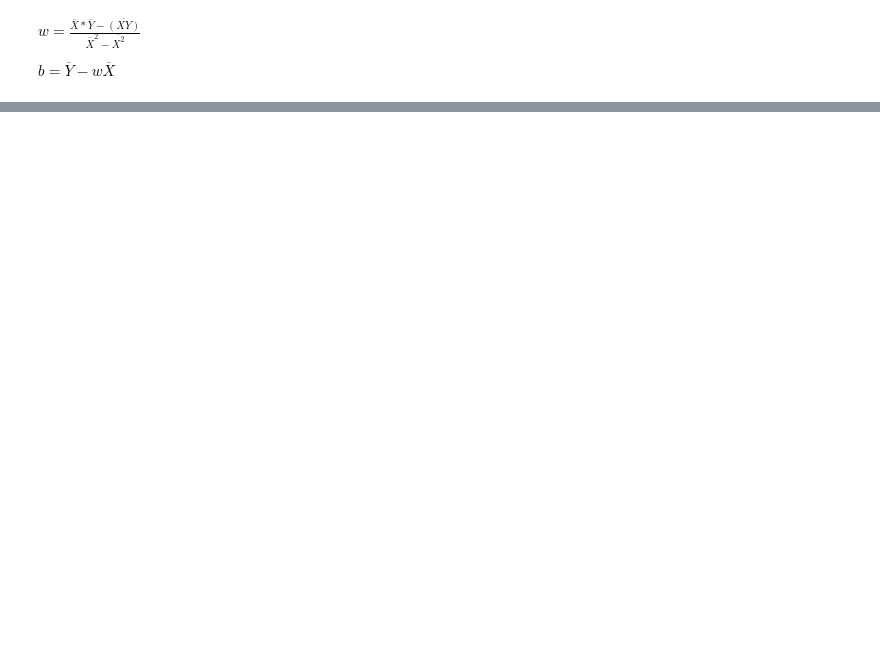
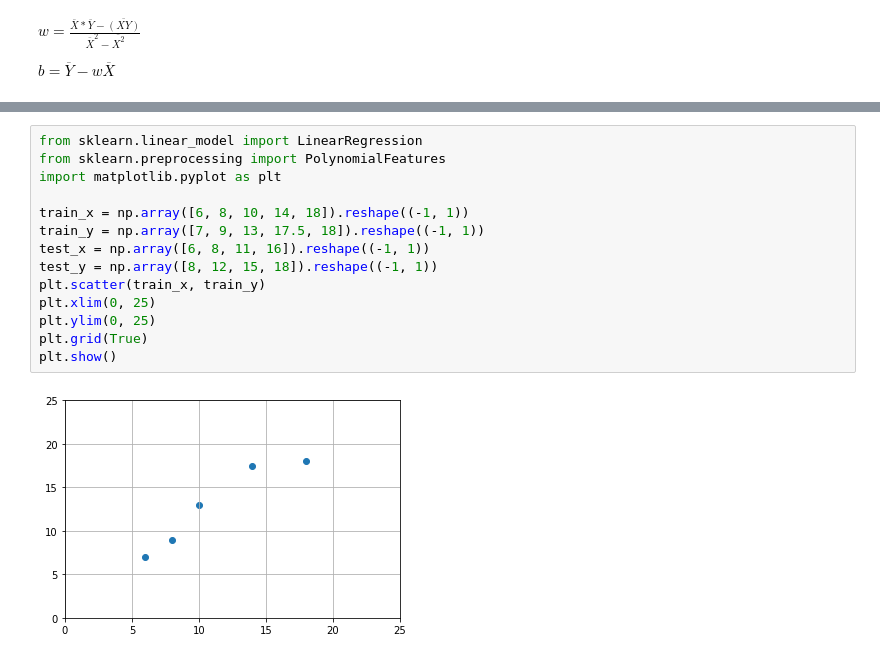
Before and after one commit to HLoveMe/machineStudy, a Jupyter notebook: logistic_分类/OneLineaRegression.ipynb, the cells around one changed output, grey strips where cells are left out. Cells and saved outputs as stored; diff of their text form; blank space fills up the shorter version.

```diff
--- a/logistic_分类/OneLineaRegression.ipynb
+++ b/logistic_分类/OneLineaRegression.ipynb
@@ -97,0 +128,16 @@ show_line(model.coef_[0, 0], model.intercept_[0], 14)
+# %%
+from sklearn.linear_model import LinearRegression
+from sklearn.preprocessing import PolynomialFeatures
+import matplotlib.pyplot as plt
+
+train_x = np.array([6, 8, 10, 14, 18]).reshape((-1, 1))
+train_y = np.array([7, 9, 13, 17.5, 18]).reshape((-1, 1))
+test_x = np.array([6, 8, 11, 16]).reshape((-1, 1))
+test_y = np.array([8, 12, 15, 18]).reshape((-1, 1))
+plt.scatter(train_x, train_y)
+plt.xlim(0, 25)
+plt.ylim(0, 25)
+plt.grid(True)
+plt.show()
+# %% [output]
+[figure, added]
```
Also changed, not shown: parts of 3 cells of this notebook, 1 other file.
